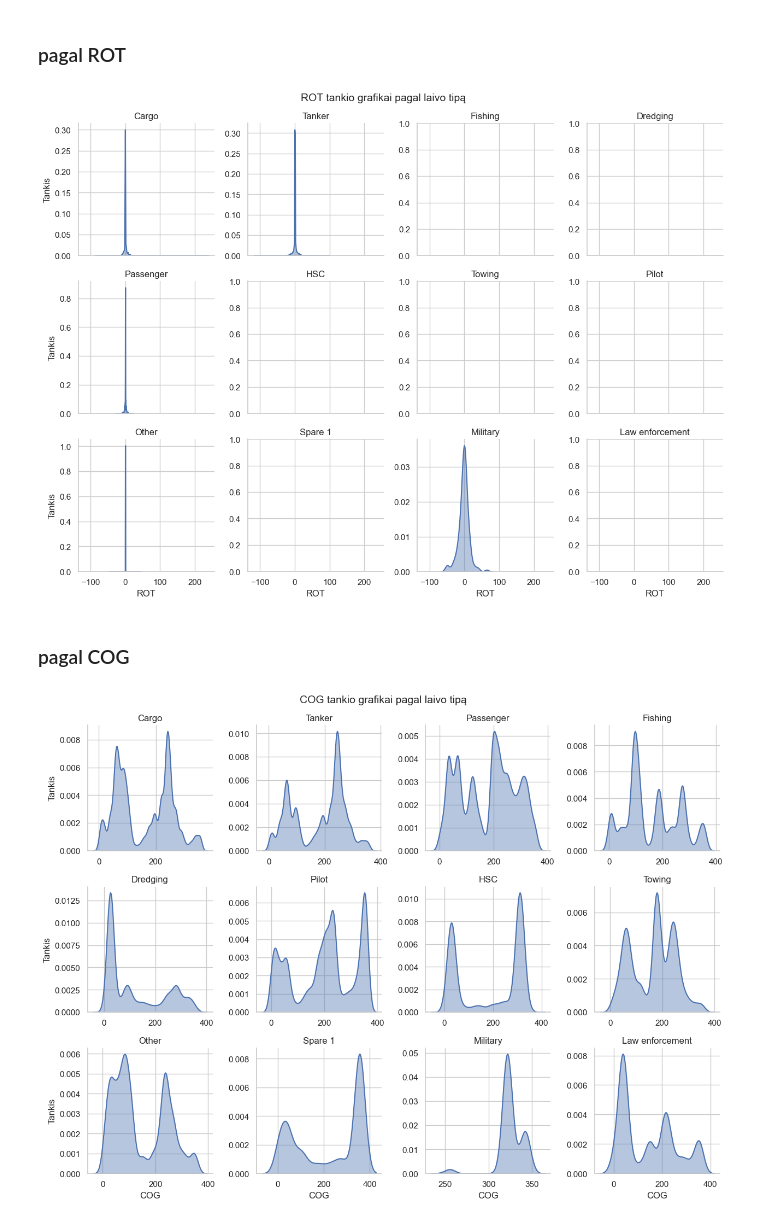
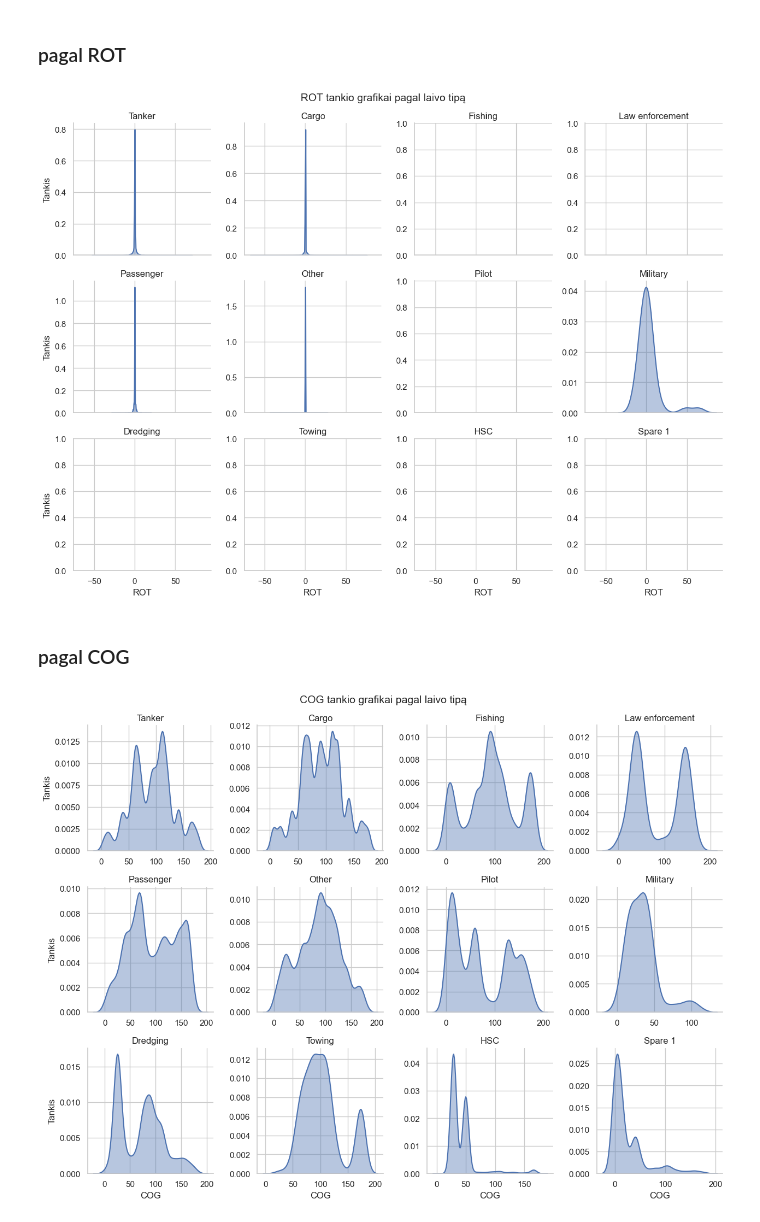
Before and after one commit to lukasjanusauskas/ais-duomenu-vizualizavimas, a Jupyter notebook: 1Lab.ipynb, the cells around one changed output. Cells and saved outputs as stored; diff of their text form; code cells hidden in the pictures.

```diff
--- a/1Lab.ipynb
+++ b/1Lab.ipynb
@@ -520,7 +785,7 @@ padaryt visiem kintamiesiem
 import seaborn as sns
 import matplotlib.pyplot as plt
 
-dfp = df_filtered.dropna(subset=["Ship type", "ROT"]).copy()
+dfp = data.dropna(subset=["Ship type", "ROT"]).copy()
 dfp["Ship type"] = dfp["Ship type"].astype(str).str.strip()
 
 sns.set_theme(style="whitegrid")
@@ -551,42 +816,42 @@ g.fig.suptitle("ROT tankio grafikai pagal laivo tipą", fontsize=14)
 plt.tight_layout()
 plt.show()
 # %% [output]
-[figure, old version]
+[figure, new version]
 # %% [markdown]
 ### pagal COG
 # %%
 import seaborn as sns
 import matplotlib.pyplot as plt
 
-dfp = df_filtered.dropna(subset=["Ship type", "COG"]).copy()
+dfp = data.dropna(subset=["Ship type", "COG"]).copy()
 dfp["Ship type"] = dfp["Ship type"].astype(str).str.strip()
 
 sns.set_theme(style="whitegrid")
 
 g = sns.FacetGrid(
     dfp,
     col="Ship type",
     col_wrap=4,
     height=3.2,
     sharex=False,   # kiekvienas turi savo X mastelį
     sharey=False    # kiekvienas turi savo Y mastelį
 )
 
 g.map_dataframe(
     sns.kdeplot,
     x="COG",
     fill=True,
     alpha=0.4,
     linewidth=1.5
 )
 
 g.set_titles("{col_name}")
 g.set_axis_labels("COG", "Tankis")
 
 plt.subplots_adjust(top=0.90)
 g.fig.suptitle("COG tankio grafikai pagal laivo tipą", fontsize=14)
 
 plt.tight_layout()
 plt.show()
 # %% [output]
-[figure, old version]
+[figure, new version]
```
Also changed, not shown: parts of 14 cells of this notebook, 1 other file.
